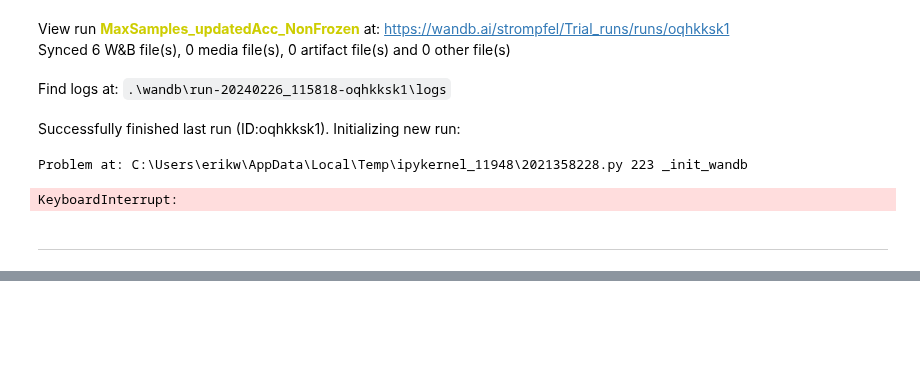
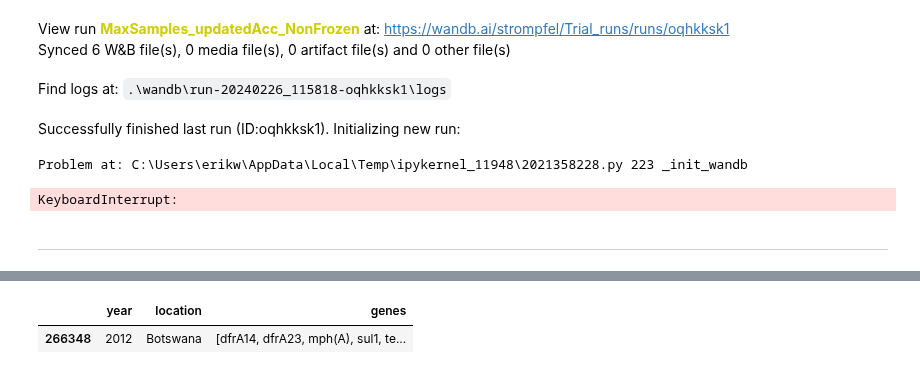
Before and after one commit to aeerik/base, a Jupyter notebook: kladd.ipynb, the cells around one changed output, grey strips where cells are left out. Drawn from its saved outputs; the diff is of its cells as text; code cells hidden in the pictures; blank space fills up the shorter version.

```diff
--- a/kladd.ipynb
+++ b/kladd.ipynb
@@ -592,0 +764,7 @@ Exception: File `"'run.py'"` not found.
+# %%
+
+filtered_df = NCBI_geno_only[NCBI_geno_only['location'].str.contains('Botswana')]
+filtered_df.head()
+# %% [output]
+|  | year | location | genes |
+| 266348 | 2012 | Botswana | [dfrA14, dfrA23, mph(A), sul1, te... |
```
Also changed, not shown: parts of 6 cells of this notebook, 3 other files.
